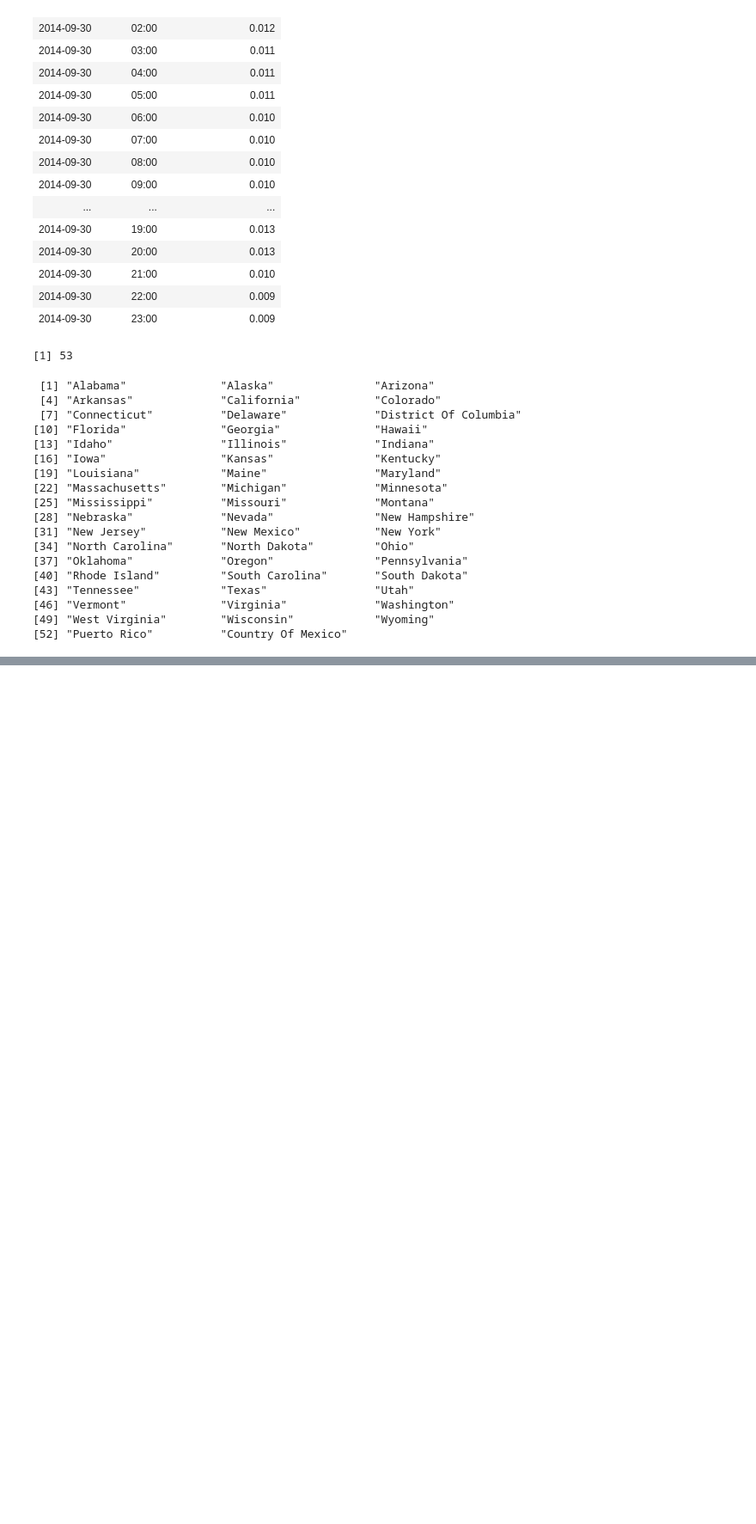
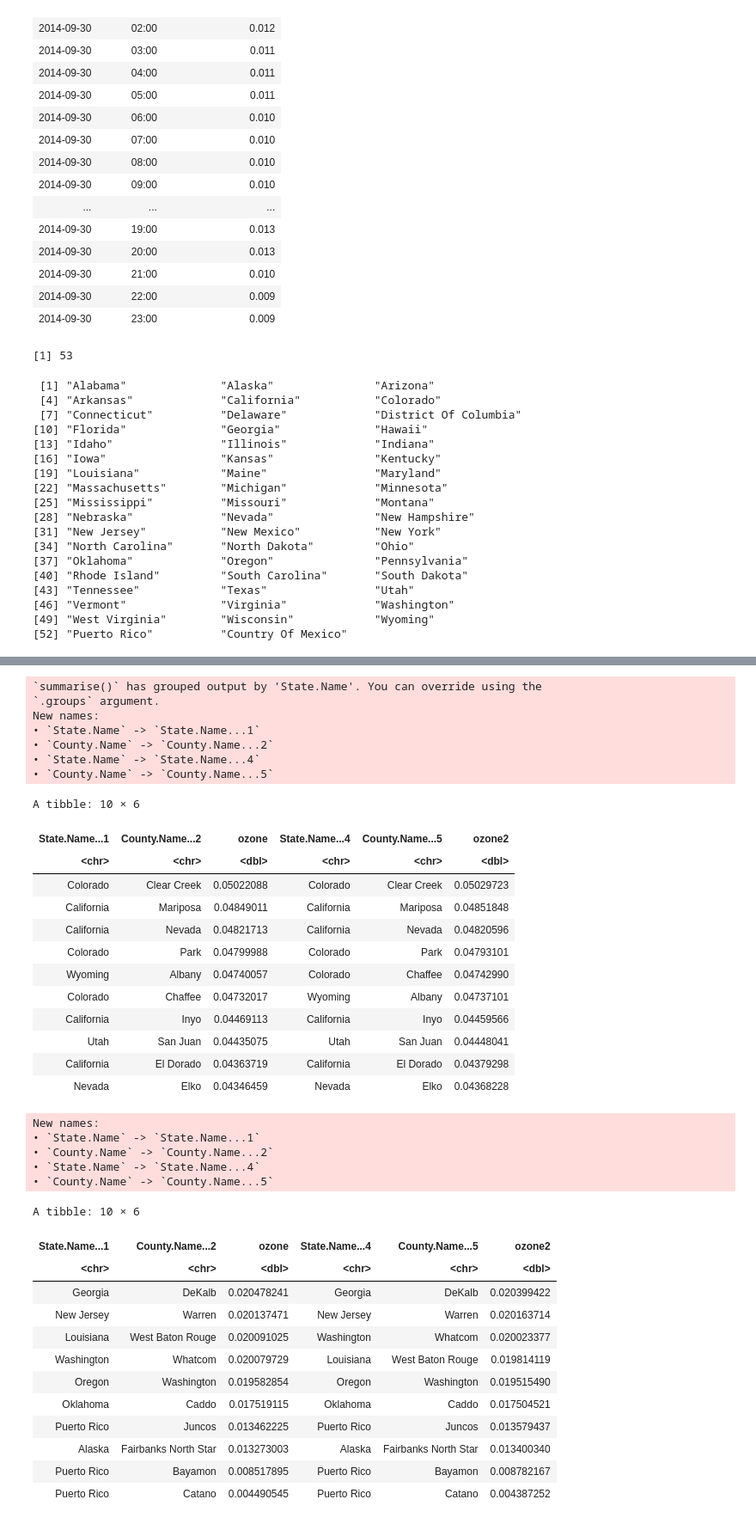
Before and after one commit to PaulMayfield/Peng-Exploratory-Data-Analysis-in-R, a Jupyter notebook: Peng Chapter 4 EDA Checklist.ipynb, the cells around one changed output, grey strips where cells are left out. Shown: that part at 86% size. Saved outputs shown, nothing was run; the diff lists cells and outputs as text; code cells hidden in the pictures; blank space fills up the shorter version.

```diff
--- a/Peng Chapter 4 EDA Checklist.ipynb
+++ b/Peng Chapter 4 EDA Checklist.ipynb
@@ -169,0 +213,12 @@ unique(ozone$State.Name)
+# %%
+# 1. create grouped table
+# 2. create summary of Sample.Measurement against that grouping (name it "ozone")
+# 3. sort "ozone" by descending order
+
+
+rankedcounties <- group_by(ozone, State.Name, County.Name) %>%
+                  summarize(ozone = mean(Sample.Measurement)) %>%
+                  arrange(desc(ozone))
+
+# just show top 10
+head(rankedcounties,10)
@@ -169,0 +314,54 @@ unique(ozone$State.Name)
+# %%
+set.seed(10234)
+N <-nrow(ozone)
+idx <- sample(N, N, replace=TRUE)
+ozone2 <- ozone[idx,]
+# %%
+rankedcounties2 <- group_by(ozone2, State.Name, County.Name) %>%
+                  summarize(ozone2 = mean(Sample.Measurement)) %>%
+                  arrange(desc(ozone2))
+
+cbind(head(rankedcounties,10),head(rankedcounties2,10))
+
+cbind(tail(rankedcounties,10),tail(rankedcounties2,10))
+
+# the answers are pretty close to the same, so the solution seems stable.
+# %% [output]
+`summarise()` has grouped output by 'State.Name'. You can override using the
+`.groups` argument.
+New names:
+• `State.Name` -> `State.Name...1`
+• `County.Name` -> `County.Name...2`
+• `State.Name` -> `State.Name...4`
+• `County.Name` -> `County.Name...5`
+A tibble: 10 × 6
+| State.Name...1 | County.Name...2 | ozone | State.Name...4 | County.Name...5 | ozone2 |
+| <chr> | <chr> | <dbl> | <chr> | <chr> | <dbl> |
+| Colorado | Clear Creek | 0.05022088 | Colorado | Clear Creek | 0.05029723 |
+| California | Mariposa | 0.04849011 | California | Mariposa | 0.04851848 |
+| California | Nevada | 0.04821713 | California | Nevada | 0.04820596 |
+| Colorado | Park | 0.04799988 | Colorado | Park | 0.04793101 |
+| Wyoming | Albany | 0.04740057 | Colorado | Chaffee | 0.04742990 |
+| Colorado | Chaffee | 0.04732017 | Wyoming | Albany | 0.04737101 |
+| California | Inyo | 0.04469113 | California | Inyo | 0.04459566 |
+| Utah | San Juan | 0.04435075 | Utah | San Juan | 0.04448041 |
+| California | El Dorado | 0.04363719 | California | El Dorado | 0.04379298 |
+| Nevada | Elko | 0.04346459 | Nevada | Elko | 0.04368228 |
+New names:
+• `State.Name` -> `State.Name...1`
+• `County.Name` -> `County.Name...2`
+• `State.Name` -> `State.Name...4`
+• `County.Name` -> `County.Name...5`
+A tibble: 10 × 6
+| State.Name...1 | County.Name...2 | ozone | State.Name...4 | County.Name...5 | ozone2 |
+| <chr> | <chr> | <dbl> | <chr> | <chr> | <dbl> |
+| Georgia | DeKalb | 0.020478241 | Georgia | DeKalb | 0.020399422 |
+| New Jersey | Warren | 0.020137471 | New Jersey | Warren | 0.020163714 |
+| Louisiana | West Baton Rouge | 0.020091025 | Washington | Whatcom | 0.020023377 |
+| Washington | Whatcom | 0.020079729 | Louisiana | West Baton Rouge | 0.019814119 |
+| Oregon | Washington | 0.019582854 | Oregon | Washington | 0.019515490 |
+| Oklahoma | Caddo | 0.017519115 | Oklahoma | Caddo | 0.017504521 |
+| Puerto Rico | Juncos | 0.013462225 | Puerto Rico | Juncos | 0.013579437 |
+| Alaska | Fairbanks North Star | 0.013273003 | Alaska | Fairbanks North Star | 0.013400340 |
+| Puerto Rico | Bayamon | 0.008517895 | Puerto Rico | Bayamon | 0.008782167 |
+| Puerto Rico | Catano | 0.004490545 | Puerto Rico | Catano | 0.004387252 |
```
Also changed, not shown: parts of 11 cells of this notebook.
